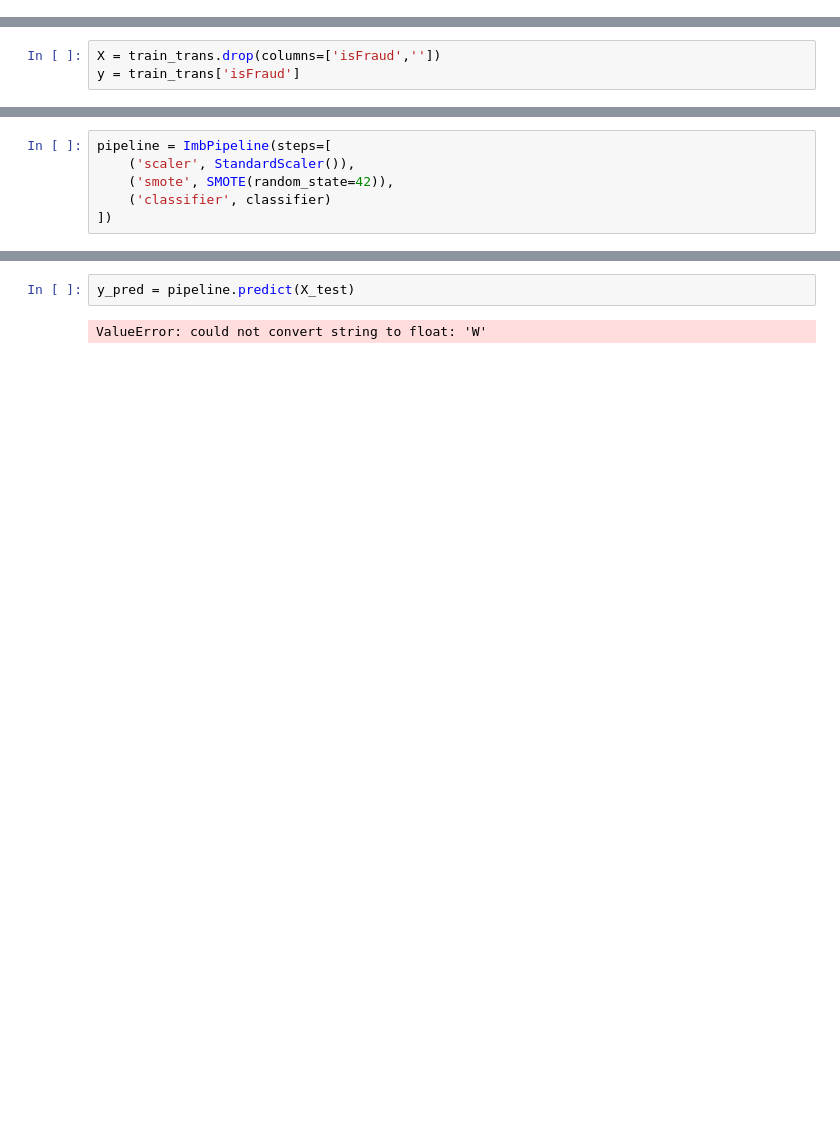
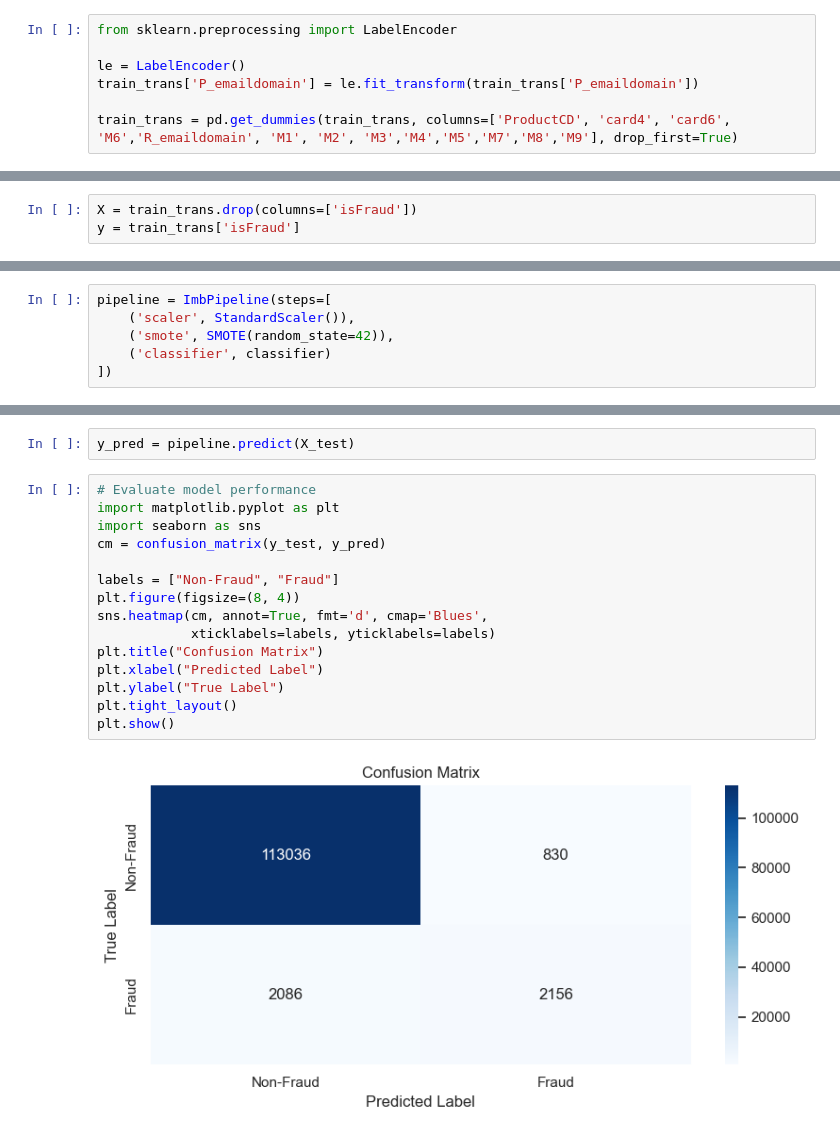
Before and after one commit to TeetyK/FinTech_AI, a Jupyter notebook: Fraud_Detection.ipynb, the cells around one changed output, grey strips where cells are left out. Drawn from its saved outputs; the diff is of its cells as text; blank space fills up the shorter version.

```diff
--- a/Fraud_Detection.ipynb
+++ b/Fraud_Detection.ipynb
@@ -283,10 +283,17 @@ isFraud
 0    96.500999
 1     3.499001
 Name: proportion, dtype: float64
+# %%
+from sklearn.preprocessing import LabelEncoder
+
+le = LabelEncoder()
+train_trans['P_emaildomain'] = le.fit_transform(train_trans['P_emaildomain'])
+
+train_trans = pd.get_dummies(train_trans, columns=['ProductCD', 'card4', 'card6', 'M6','R_emaildomain', 'M1', 'M2', 'M3','M4','M5','M7','M8','M9'], drop_first=True)
 # %% [markdown]
 Prepare feature data
 # %%
-X = train_trans.drop(columns=['isFraud',''])
+X = train_trans.drop(columns=['isFraud'])
 y = train_trans['isFraud']
 # %%
 # tran-test split
@@ -351,4 +348,19 @@ ValueError: could not convert string to float: 'W'
 # %%
 y_pred = pipeline.predict(X_test)
-# %% [output]
-ValueError: could not convert string to float: 'W'
+# %%
+# Evaluate model performance
+import matplotlib.pyplot as plt
+import seaborn as sns
+cm = confusion_matrix(y_test, y_pred)
+
+labels = ["Non-Fraud", "Fraud"]
+plt.figure(figsize=(8, 4))
+sns.heatmap(cm, annot=True, fmt='d', cmap='Blues',
+            xticklabels=labels, yticklabels=labels)
+plt.title("Confusion Matrix")
+plt.xlabel("Predicted Label")
+plt.ylabel("True Label")
+plt.tight_layout()
+plt.show()
+# %% [output]
+[figure, added]
```
Also changed, not shown: parts of 4 cells of this notebook.
